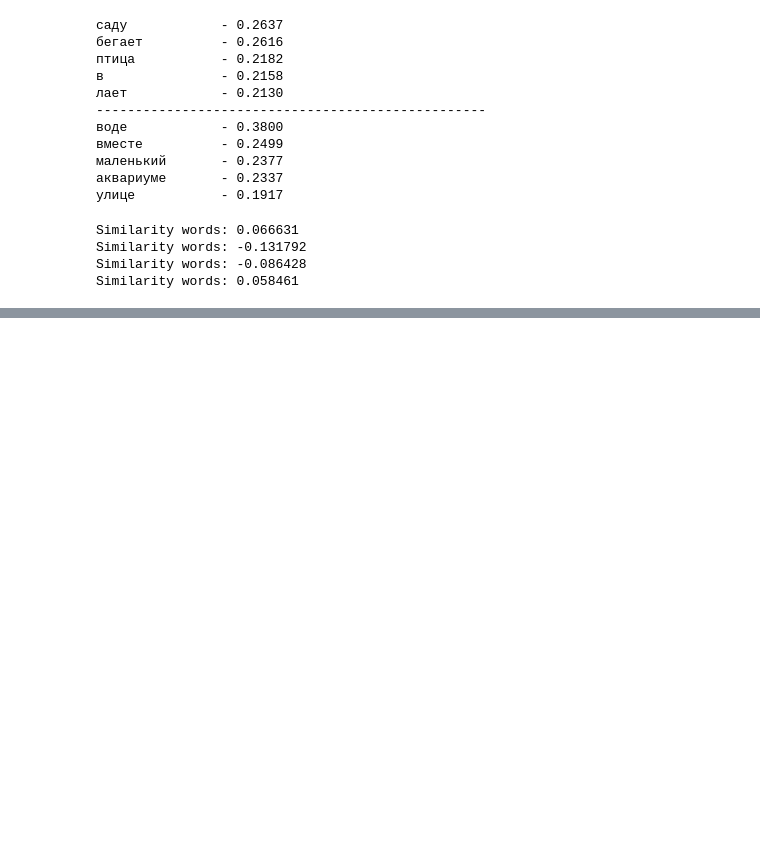
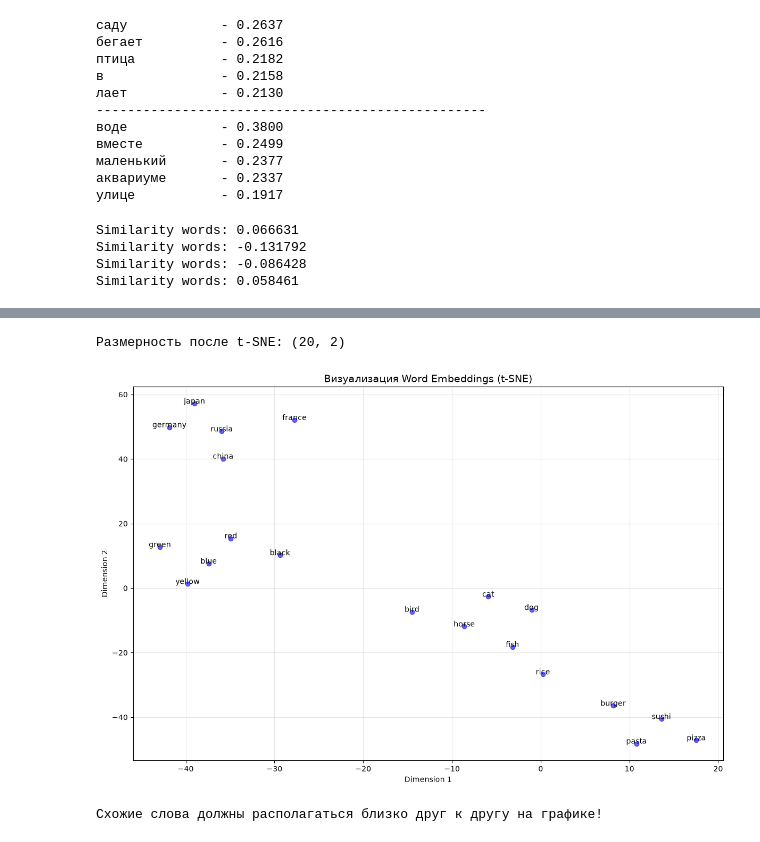
Before and after one commit to Zamanof/AI-FSDE_1_24_3_ru, a Jupyter notebook: AI 18/AI 18. Embedings.ipynb, the cells around one changed output, grey strips where cells are left out. Saved outputs shown, nothing was run; the diff lists cells and outputs as text; code cells hidden in the pictures; blank space fills up the shorter version.

```diff
--- a/AI 18/AI 18. Embedings.ipynb
+++ b/AI 18/AI 18. Embedings.ipynb
@@ -209,0 +263,18 @@ print()
+# %%
+print("'king' similarity words")
+print('-'*40)
+
+for word, similarity in glove_model.most_similar("king", topn=5):
+    print(f"{word:15} - {similarity:.4f}")
+
+print("'computer' similarity words")
+print('-'*40)
+
+for word, similarity in glove_model.most_similar("computer", topn=5):
+    print(f"{word:15} - {similarity:.4f}")
+
+print("'intelligence' similarity words")
+print('-'*40)
+
+for word, similarity in glove_model.most_similar("intelligence", topn=5):
+    print(f"{word:15} - {similarity:.4f}")
@@ -209,0 +397,42 @@ print()
+# %%
+# Применяем t-SNE для уменьшения размерности до 2D
+
+# t-SNE преобразует многомерные векторы в 2D, сохраняя относительные расстояния
+tsne = TSNE(
+    n_components=2,    # Уменьшаем до 2 измерений
+    random_state=42,   # Для воспроизводимости
+    perplexity=5       # Параметр t-SNE (для маленьких датасетов нужно меньше)
+)
+
+# Преобразуем векторы
+vectors_2d = tsne.fit_transform(vectors)
+
+print(f"Размерность после t-SNE: {vectors_2d.shape}")
+
+# Создаём визуализацию
+plt.figure(figsize=(12, 8))
+
+# Рисуем точки
+plt.scatter(vectors_2d[:, 0], vectors_2d[:, 1], c='blue', alpha=0.6)
+
+# Добавляем подписи к точкам
+for i, word in enumerate(words_in_model):
+    plt.annotate(
+        word,                          # Текст подписи
+        xy=(vectors_2d[i, 0], vectors_2d[i, 1]),  # Координаты точки
+        fontsize=10,
+        ha='center'
+    )
+
+plt.title("Визуализация Word Embeddings (t-SNE)", fontsize=14)
+plt.xlabel("Dimension 1")
+plt.ylabel("Dimension 2")
+plt.grid(True, alpha=0.3)
+plt.tight_layout()
+plt.show()
+
+print("\nСхожие слова должны располагаться близко друг к другу на графике!")
+# %% [output]
+Размерность после t-SNE: (20, 2)
+[figure, added]
+Схожие слова должны располагаться близко друг к другу на графике!
```
Also changed, not shown: parts of 9 cells of this notebook, 2 other files.
